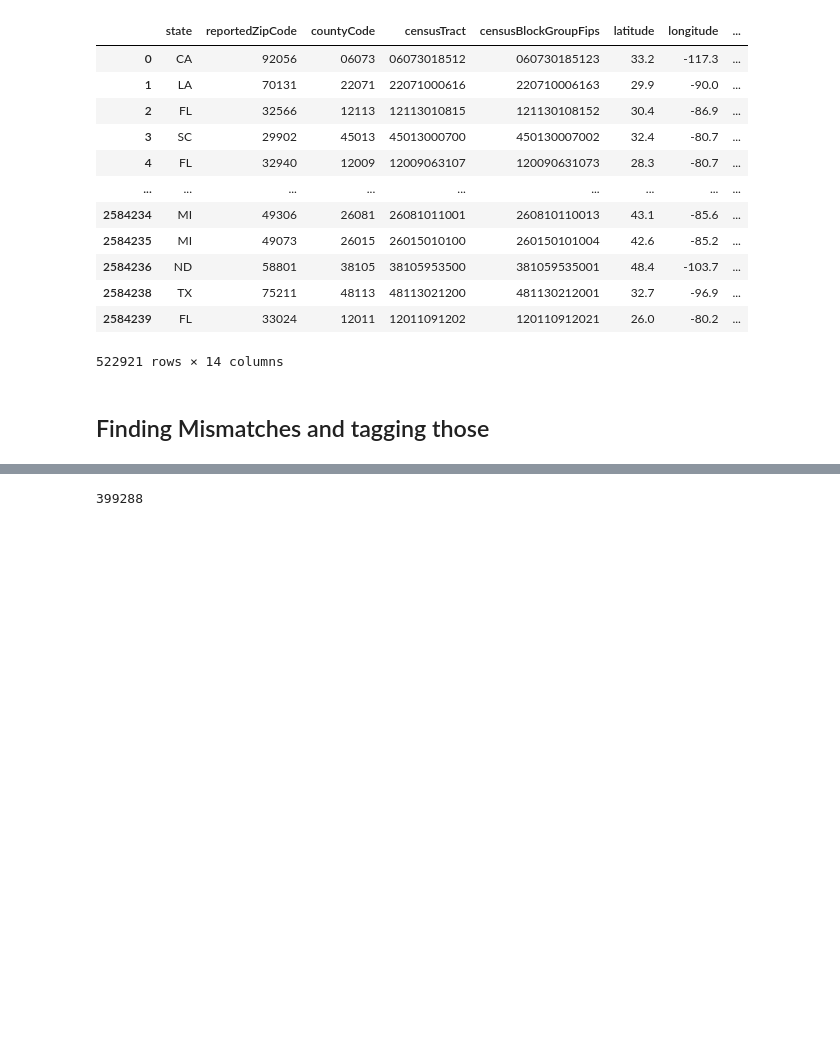
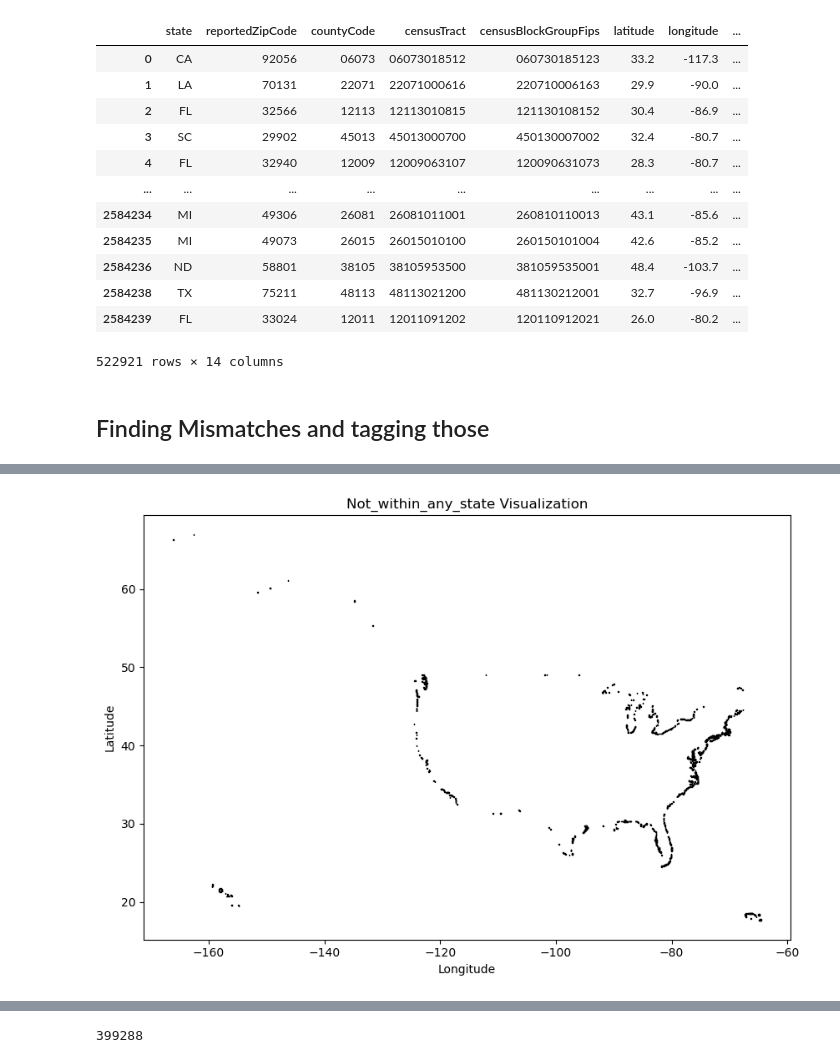
Before and after one commit to LayanKaushik/FloodClaimGeospatialImprovements, a Jupyter notebook: Code/Inconsistencies_in_Geographic_unit.ipynb, the cells around one changed output, grey strips where cells are left out. Cells and saved outputs as stored; diff of their text form; code cells hidden in the pictures; blank space fills up the shorter version.

```diff
--- a/Code/Inconsistencies_in_Geographic_unit.ipynb
+++ b/Code/Inconsistencies_in_Geographic_unit.ipynb
@@ -141,15 +141,15 @@ Tract_df = Tract_df.drop_duplicates(subset=['censusTractID', 'year'])
 # %%
 # 1. Calculate centroids
 
-lat_long_df.loc[:, 'centroid_lat_long'] = lat_long_df['geometry'].centroid
+lat_long_df['centroid_lat_long'] = lat_long_df['geometry'].centroid
 
-BG_df.loc[:, 'centroid_BG'] = BG_df['geometry'].centroid
+BG_df['centroid_BG'] = BG_df['geometry'].centroid
 
-zipcode_df.loc[:, 'centroid_zipcode'] = zipcode_df['geometry'].centroid
+zipcode_df['centroid_zipcode'] = zipcode_df['geometry'].centroid
 
-County_df.loc[:, 'centroid_county'] = County_df['geometry'].centroid
+County_df['centroid_county'] = County_df['geometry'].centroid
 
-Tract_df.loc[:, 'centroid_tract'] = Tract_df['geometry'].centroid
+Tract_df['centroid_tract'] = Tract_df['geometry'].centroid
 # %% [markdown]
 ##  Spatial join: for each centroid, determine which state it intersects (either falls within or on the boundary)
 # %%
@@ -371,0 +371,2 @@ list_df_lat_long = list(mismatched_df_latlong[['latitude', 'longitude']].drop_du
+# %%
+mismatched_df_latlong_unique = mismatched_df_latlong[['latitude', 'longitude', 'state', 'corrected_state_lat_long']].drop_duplicates()
@@ -371,0 +381,9 @@ list_df_lat_long = list(mismatched_df_latlong[['latitude', 'longitude']].drop_du
+# %%
+# Setting the multi-index on lat_long_df
+lat_long_df.set_index(['latitude', 'longitude'], inplace=True)
+
+# Mapping the values
+mismatched_df_latlong_unique['geometry_lat_long'] = mismatched_df_latlong_unique.set_index(['latitude', 'longitude']).index.map(lat_long_df['geometry_lat_long'])
+
+# Resetting the index of lat_long_df (optional, but good practice)
+lat_long_df.reset_index(inplace=True)
@@ -371,0 +429,26 @@ list_df_lat_long = list(mismatched_df_latlong[['latitude', 'longitude']].drop_du
+# %%
+gdf = mismatched_df_latlong_unique[mismatched_df_latlong_unique['corrected_state_lat_long']=='Not_within_any_state']
+
+# Only keep the necessary columns
+gdf = gdf[['latitude', 'longitude', 'geometry_lat_long']]
+
+gdf = gdf[gdf['longitude'] < 0]
+
+gdf = gpd.GeoDataFrame(gdf, geometry='geometry_lat_long')
+
+# Set the current CRS to WGS 84 (assuming your data is in latitude and longitude)
+gdf.crs = "EPSG:4326"
+
+# Project the GeoDataFrame to a suitable CRS (using Web Mercator here for demonstration)
+gdf_projected = gdf.to_crs(epsg=3857)
+
+# Plot using the 'viridis' colormap
+gdf.plot(edgecolor="black", cmap='Reds', figsize=(10, 10))
+
+plt.xlabel('Longitude')
+plt.ylabel('Latitude')
+plt.title('Not_within_any_state Visualization')
+
+plt.show()
+# %% [output]
+[figure, added]
```
Also changed, not shown: parts of 92 cells of this notebook, 3 other files.
